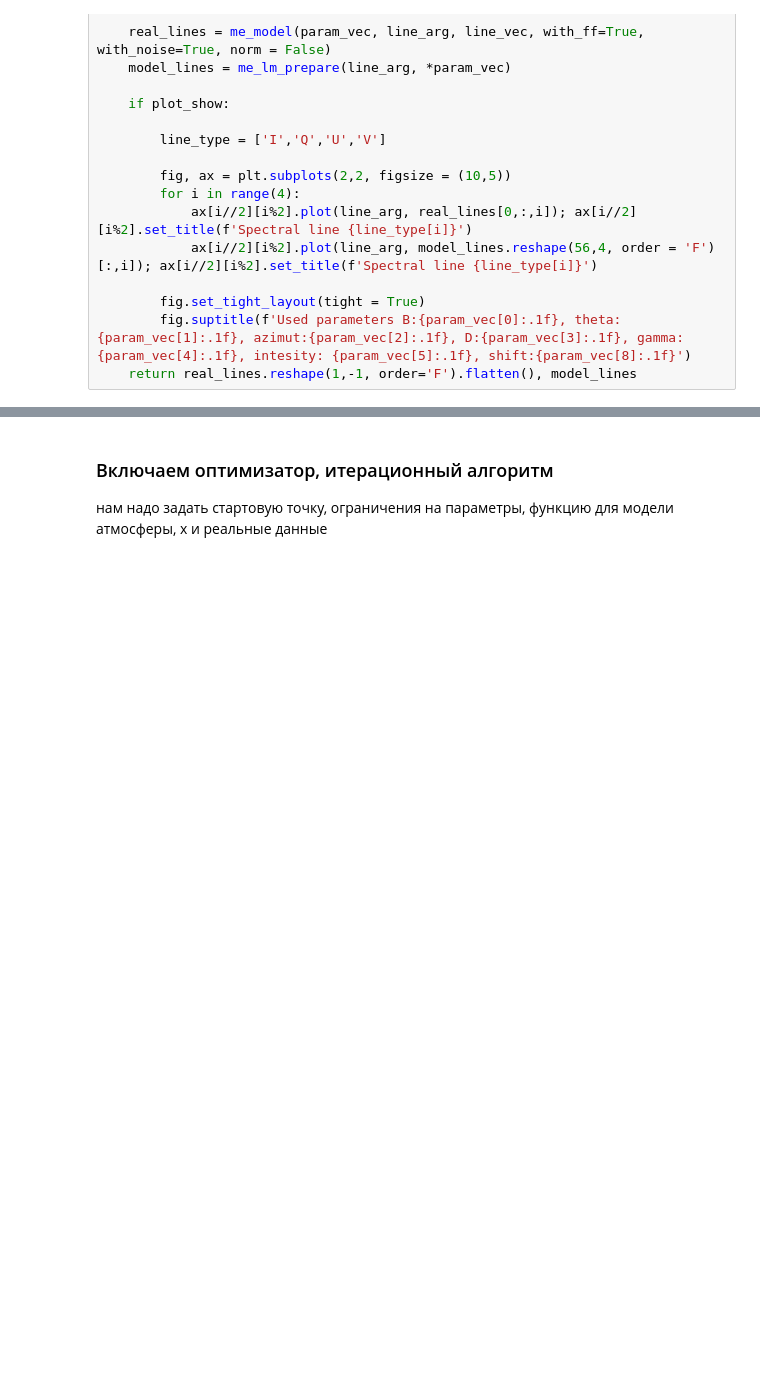
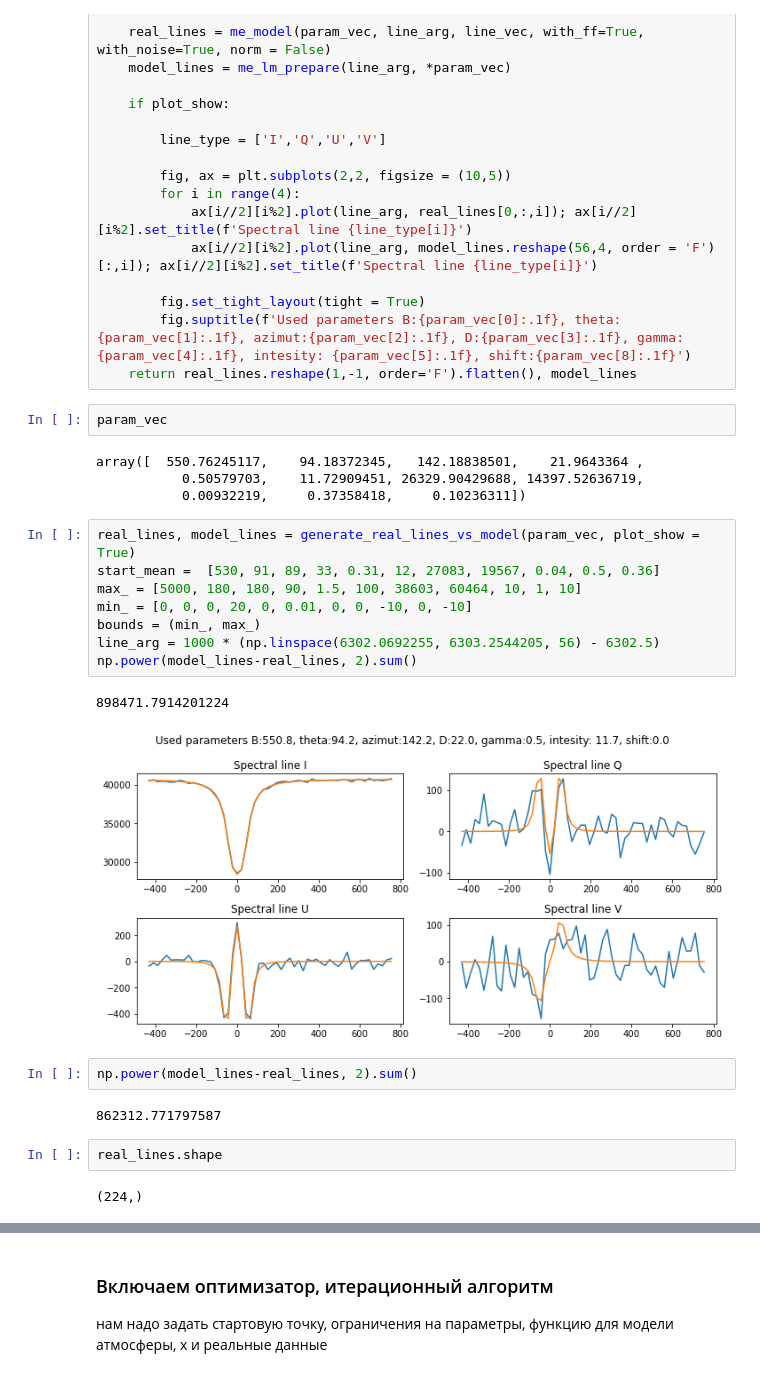
Before and after one commit to iknyazeva/InverseProblem, a Jupyter notebook: notebooks/!!NeedYouBrilliantMindHere!!.ipynb, the cells around one changed output, grey strips where cells are left out. Cells and saved outputs as stored; diff of their text form; blank space fills up the shorter version.

```diff
--- a/notebooks/!!NeedYouBrilliantMindHere!!.ipynb
+++ b/notebooks/!!NeedYouBrilliantMindHere!!.ipynb
@@ -170,3 +170,28 @@ def generate_real_lines_vs_model(param_vec, plot_show = True):
         fig.set_tight_layout(tight = True)
         fig.suptitle(f'Used parameters B:{param_vec[0]:.1f}, theta:{param_vec[1]:.1f}, azimut:{param_vec[2]:.1f}, D:{param_vec[3]:.1f}, gamma:{param_vec[4]:.1f}, intesity: {param_vec[5]:.1f}, shift:{param_vec[8]:.1f}')
     return real_lines.reshape(1,-1, order='F').flatten(), model_lines
+# %%
+param_vec
+# %% [output]
+array([  550.76245117,    94.18372345,   142.18838501,    21.9643364 ,
+           0.50579703,    11.72909451, 26329.90429688, 14397.52636719,
+           0.00932219,     0.37358418,     0.10236311])
+# %%
+real_lines, model_lines = generate_real_lines_vs_model(param_vec, plot_show = True)
+start_mean =  [530, 91, 89, 33, 0.31, 12, 27083, 19567, 0.04, 0.5, 0.36]
+max_ = [5000, 180, 180, 90, 1.5, 100, 38603, 60464, 10, 1, 10]
+min_ = [0, 0, 0, 20, 0, 0.01, 0, 0, -10, 0, -10]
+bounds = (min_, max_)
+line_arg = 1000 * (np.linspace(6302.0692255, 6303.2544205, 56) - 6302.5)
+np.power(model_lines-real_lines, 2).sum()
+# %% [output]
+898471.7914201224
+[figure, added]
+# %%
+np.power(model_lines-real_lines, 2).sum()
+# %% [output]
+862312.771797587
+# %%
+real_lines.shape
+# %% [output]
+(224,)
```
Also changed, not shown: parts of 14 cells of this notebook, 8 other files.
